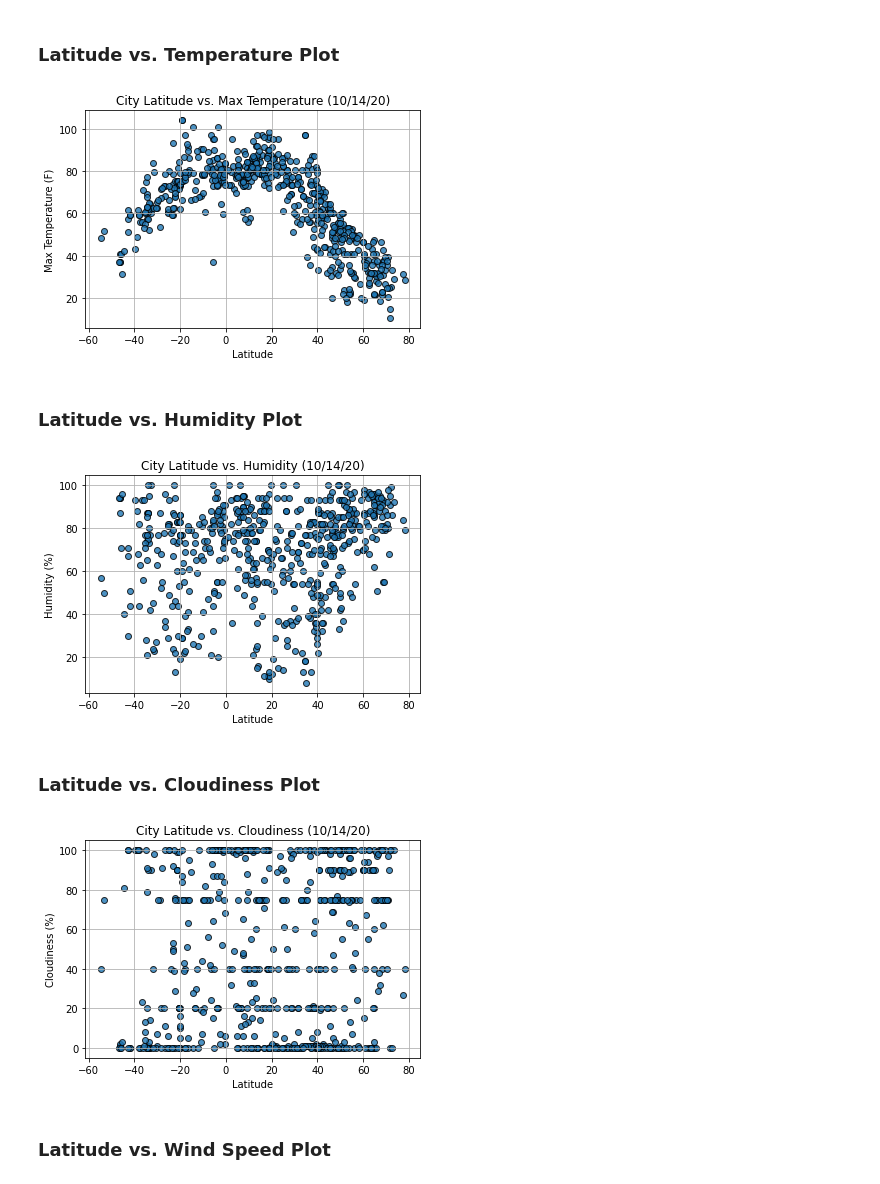
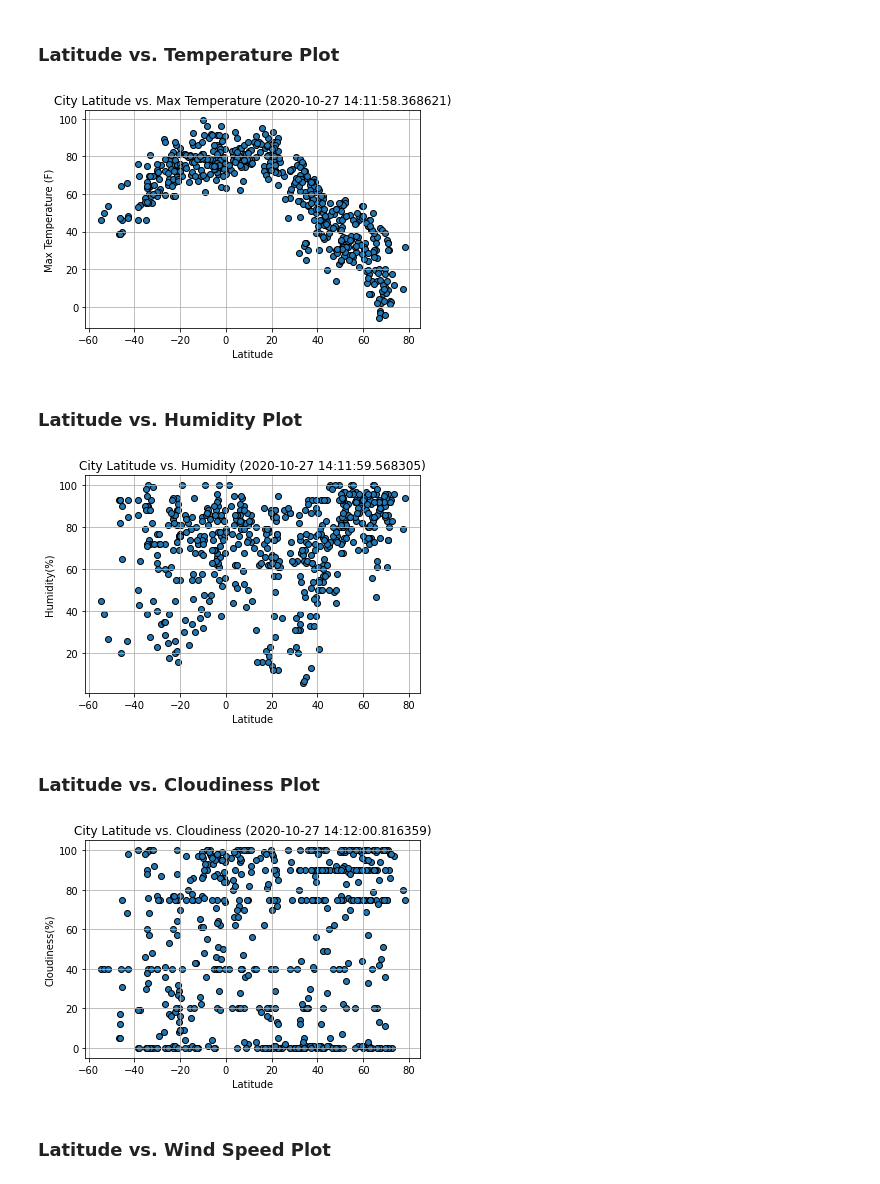
Before and after one commit to jtwilliams17/python-APIs-challenge, a Jupyter notebook: WeatherPy/JamesWilliams_WeatherPy.ipynb, the cells around one changed output. Saved outputs shown, nothing was run; the diff lists cells and outputs as text; code cells hidden in the pictures.

Commit message:
weatherpy complete

```diff
--- a/WeatherPy/JamesWilliams_WeatherPy.ipynb
+++ b/WeatherPy/JamesWilliams_WeatherPy.ipynb
@@ -95,6 +144,7 @@ print(cities)
 - Display the DataFrame
 # %%
 # Convert array of JSONs into Pandas DataFrame
-
+cities_weather_df = pd.DataFrame(cities_weather)
 # Show Record Count
+cities_weather_df.count()
 # %% [output]
@@ -154,44 +218,67 @@ Int64Index([], dtype='int64')
 ### Latitude vs. Temperature Plot
 # %%
 # Build scatter plot for latitude vs. temperature
+x_values = cities_weather_df['Lat']
+y_values = cities_weather_df['Max Temp']
+plt.scatter(x_values,y_values, edgecolors='k')
 
 # Incorporate the other graph properties
-
+plt.xlabel('Latitude')
+plt.ylabel('Max Temperature (F)')
+today = pd.to_datetime("today")
+plt.title(f'City Latitude vs. Max Temperature ({today})')
+plt.grid()
 
 # Save the figure
-
+plt.savefig('../output_data/Fig1.png')
 
 # Show plot
+plt.show()
 # %% [output]
-[figure, old version]
+[figure, new version]
 # %% [markdown]
 ### Latitude vs. Humidity Plot
 # %%
 # Build the scatter plots for latitude vs. humidity
-
+x_values = cities_weather_df['Lat']
+y_values = cities_weather_df['Humidity']
+plt.scatter(x_values,y_values, edgecolors='k')
 
 # Incorporate the other graph properties
-
+plt.xlabel('Latitude')
+plt.ylabel('Humidity(%)')
+today = pd.to_datetime("today")
+plt.title(f'City Latitude vs. Humidity ({today})')
+plt.grid()
 
 # Save the figure
+plt.savefig('../output_data/Fig2.png')
 
 # Show plot
+plt.show()
 # %% [output]
-[figure, old version]
+[figure, new version]
 # %% [markdown]
 ### Latitude vs. Cloudiness Plot
 # %%
-# Build the scatter plots for latitude vs. cloudiness
-
+# Build the scatter plots for latitude vs. humidity
+x_values = cities_weather_df['Lat']
+y_values = cities_weather_df['Cloudiness']
+plt.scatter(x_values,y_values, edgecolors='k')
 
 # Incorporate the other graph properties
-
+plt.xlabel('Latitude')
+plt.ylabel('Cloudiness(%)')
+today = pd.to_datetime("today")
+plt.title(f'City Latitude vs. Cloudiness ({today})')
+plt.grid()
 
 # Save the figure
-
+plt.savefig('../output_data/Fig3.png')
 
 # Show plot
+plt.show()
 # %% [output]
-[figure, old version]
+[figure, new version]
 # %% [markdown]
 ### Latitude vs. Wind Speed Plot
```
Also changed, not shown: parts of 29 cells of this notebook, 17 other files.
